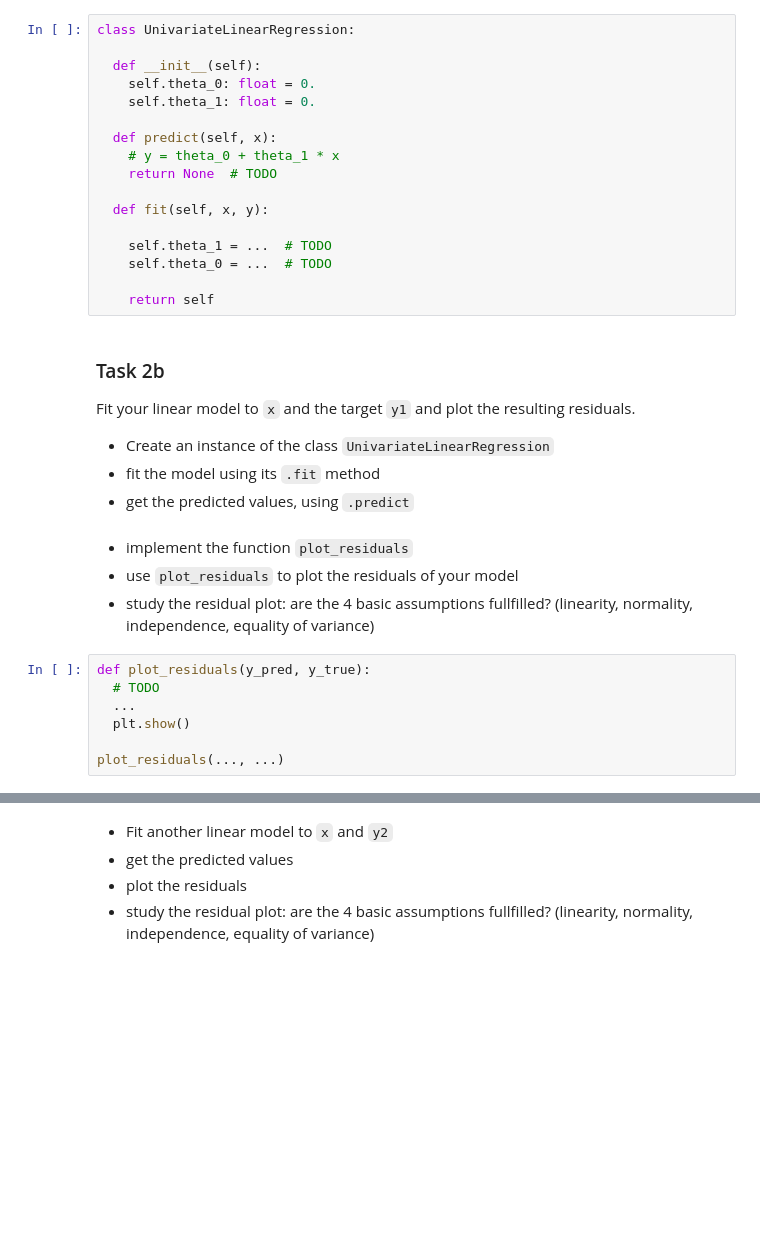
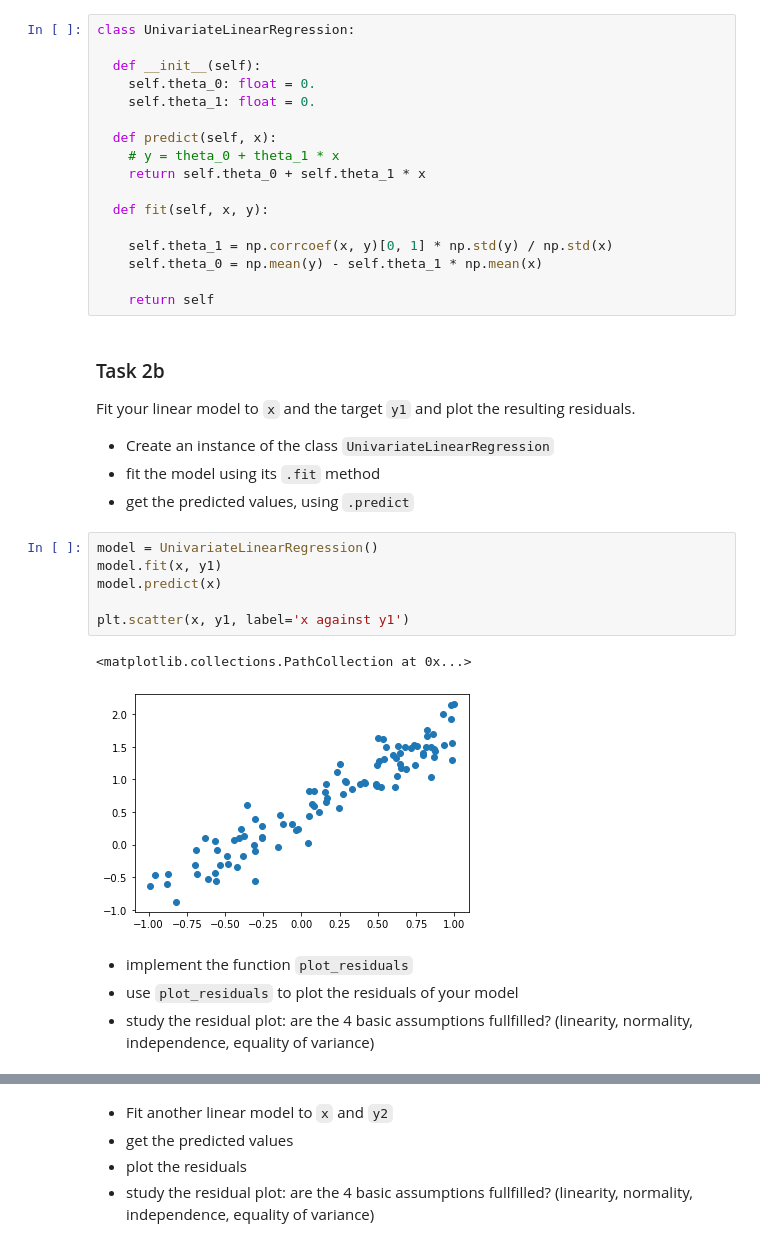
Before and after one commit to ArmandoShala/mldm_hs22, a Jupyter notebook: labs/L03_linear_regression_LAB_ASSIGNMENT.ipynb, the cells around one changed output, grey strips where cells are left out. Saved outputs shown, nothing was run; the diff lists cells and outputs as text; blank space fills up the shorter version.

```diff
--- a/labs/L03_linear_regression_LAB_ASSIGNMENT.ipynb
+++ b/labs/L03_linear_regression_LAB_ASSIGNMENT.ipynb
@@ -82,12 +121,12 @@ class UnivariateLinearRegression:
 
   def predict(self, x):
     # y = theta_0 + theta_1 * x
-    return None  # TODO
+    return self.theta_0 + self.theta_1 * x
 
   def fit(self, x, y):
 
-    self.theta_1 = ...  # TODO
-    self.theta_0 = ...  # TODO
+    self.theta_1 = np.corrcoef(x, y)[0, 1] * np.std(y) / np.std(x)
+    self.theta_0 = np.mean(y) - self.theta_1 * np.mean(x)
 
     return self
 # %% [markdown]
@@ -98,14 +137,16 @@ Fit your linear model to `x` and the target `y1` and plot the resulting residual
 * Create an instance of the class `UnivariateLinearRegression`
 * fit the model using its `.fit` method
 * get the predicted values, using `.predict`
+# %%
+model = UnivariateLinearRegression()
+model.fit(x, y1)
+model.predict(x)
+
+plt.scatter(x, y1, label='x against y1')
+# %% [output]
+<matplotlib.collections.PathCollection at 0x...>
+[figure, added]
 # %% [markdown]
 * implement the function `plot_residuals`
 * use `plot_residuals` to plot the residuals of your model
 * study the residual plot: are the 4 basic assumptions fullfilled? (linearity, normality, independence, equality of variance)
-# %%
-def plot_residuals(y_pred, y_true):
-  # TODO
-  ...
-  plt.show()
-
-plot_residuals(..., ...)
```
Also changed, not shown: parts of 14 cells of this notebook.
